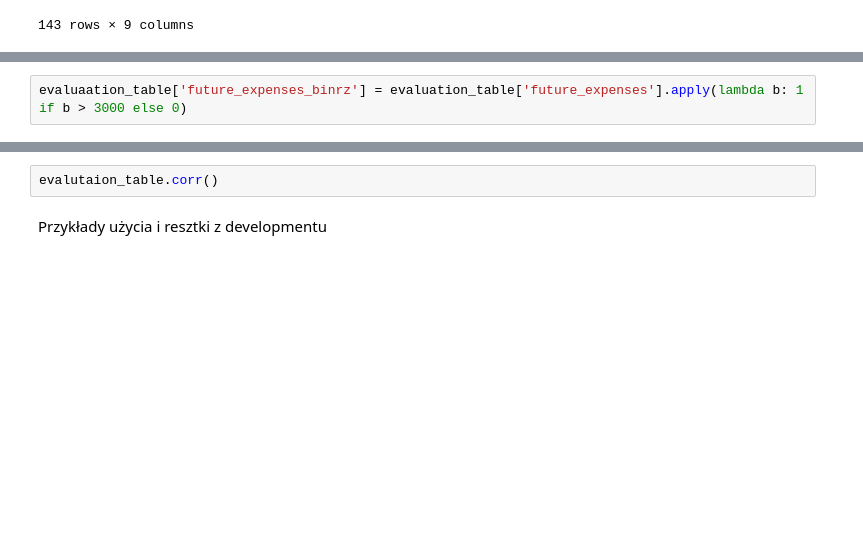
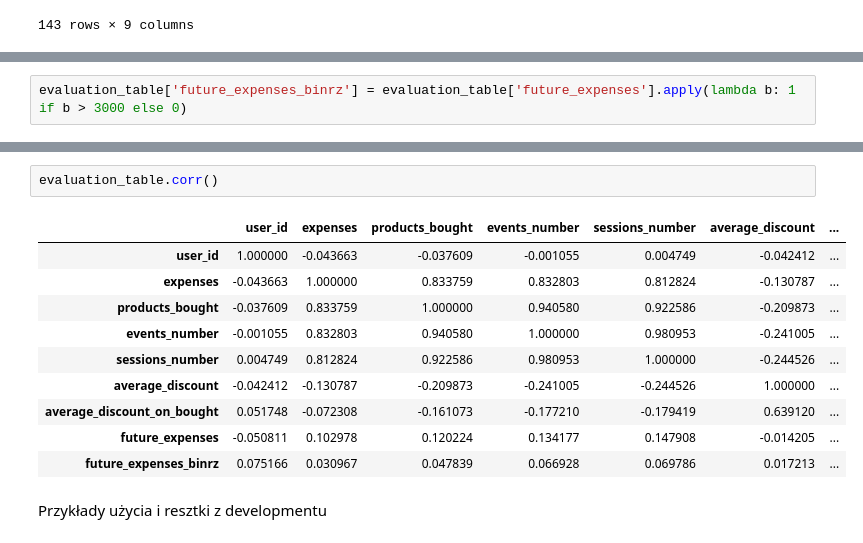
Before and after one commit to Robak132/IUM, a Jupyter notebook: notebooks/users_aggregation.ipynb, the cells around one changed output, grey strips where cells are left out. Saved outputs shown, nothing was run; the diff lists cells and outputs as text; blank space fills up the shorter version.

```diff
--- a/notebooks/users_aggregation.ipynb
+++ b/notebooks/users_aggregation.ipynb
@@ -296,2 +294,2 @@ NameError: name 'evalutaion_table' is not defined
 # %%
-evaluaation_table['future_expenses_binrz'] = evaluation_table['future_expenses'].apply(lambda b: 1 if b > 3000 else 0)
+evaluation_table['future_expenses_binrz'] = evaluation_table['future_expenses'].apply(lambda b: 1 if b > 3000 else 0)
@@ -300,5 +312,16 @@ evalutaion_table
 # %%
-evalutaion_table.corr()
+evaluation_table.corr()
+# %% [output]
+|  | user_id | expenses | products_bought | events_number | sessions_number | average_discount | ... |
+| user_id | 1.000000 | -0.043663 | -0.037609 | -0.001055 | 0.004749 | -0.042412 | ... |
+| expenses | -0.043663 | 1.000000 | 0.833759 | 0.832803 | 0.812824 | -0.130787 | ... |
+| products_bought | -0.037609 | 0.833759 | 1.000000 | 0.940580 | 0.922586 | -0.209873 | ... |
+| events_number | -0.001055 | 0.832803 | 0.940580 | 1.000000 | 0.980953 | -0.241005 | ... |
+| sessions_number | 0.004749 | 0.812824 | 0.922586 | 0.980953 | 1.000000 | -0.244526 | ... |
+| average_discount | -0.042412 | -0.130787 | -0.209873 | -0.241005 | -0.244526 | 1.000000 | ... |
+| average_discount_on_bought | 0.051748 | -0.072308 | -0.161073 | -0.177210 | -0.179419 | 0.639120 | ... |
+| future_expenses | -0.050811 | 0.102978 | 0.120224 | 0.134177 | 0.147908 | -0.014205 | ... |
+| future_expenses_binrz | 0.075166 | 0.030967 | 0.047839 | 0.066928 | 0.069786 | 0.017213 | ... |
 # %% [markdown]
 Przykłady użycia i resztki z developmentu
 # %%
```
Also changed, not shown: parts of 8 cells of this notebook, 1 other file.
